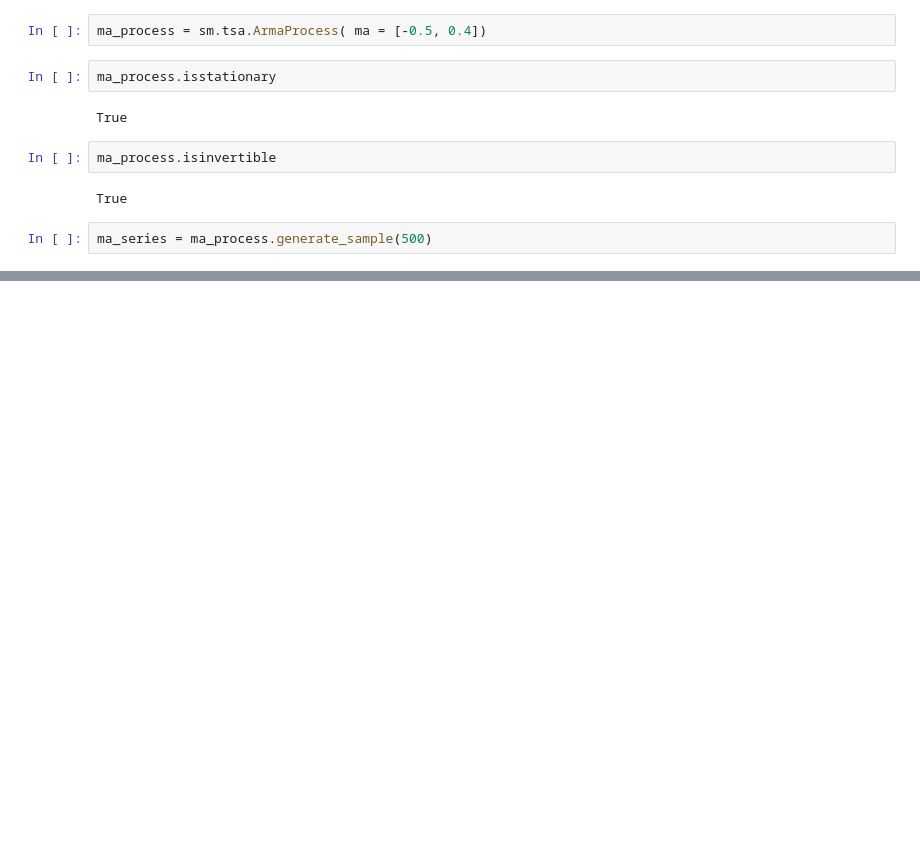
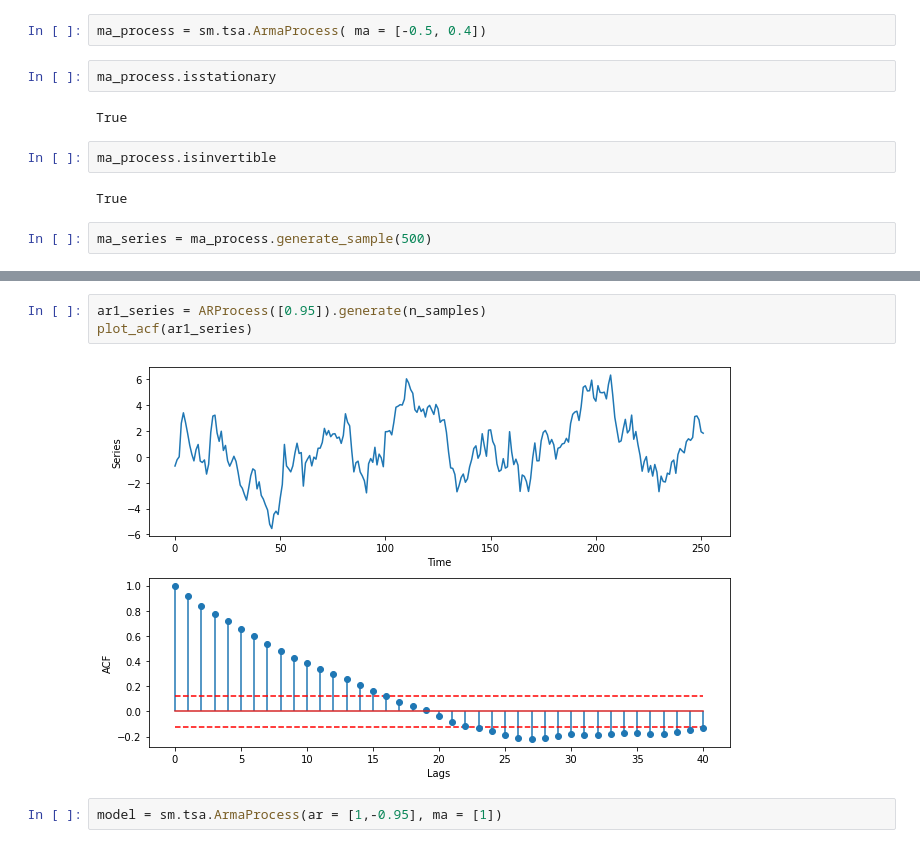
Before and after one commit to mlize/Time-Series-Study, a Jupyter notebook: fitting_time_series_in_the_time_domain.ipynb, the cells around one changed output, grey strips where cells are left out. Drawn from its saved outputs; the diff is of its cells as text; blank space fills up the shorter version.

```diff
--- a/fitting_time_series_in_the_time_domain.ipynb
+++ b/fitting_time_series_in_the_time_domain.ipynb
@@ -660,0 +825,7 @@ Warnings:
+# %%
+ar1_series = ARProcess([0.95]).generate(n_samples)
+plot_acf(ar1_series)
+# %% [output]
+[figure, added]
+# %%
+model = sm.tsa.ArmaProcess(ar = [1,-0.95], ma = [1])
```
Also changed, not shown: parts of 66 cells of this notebook, 1 other file.
